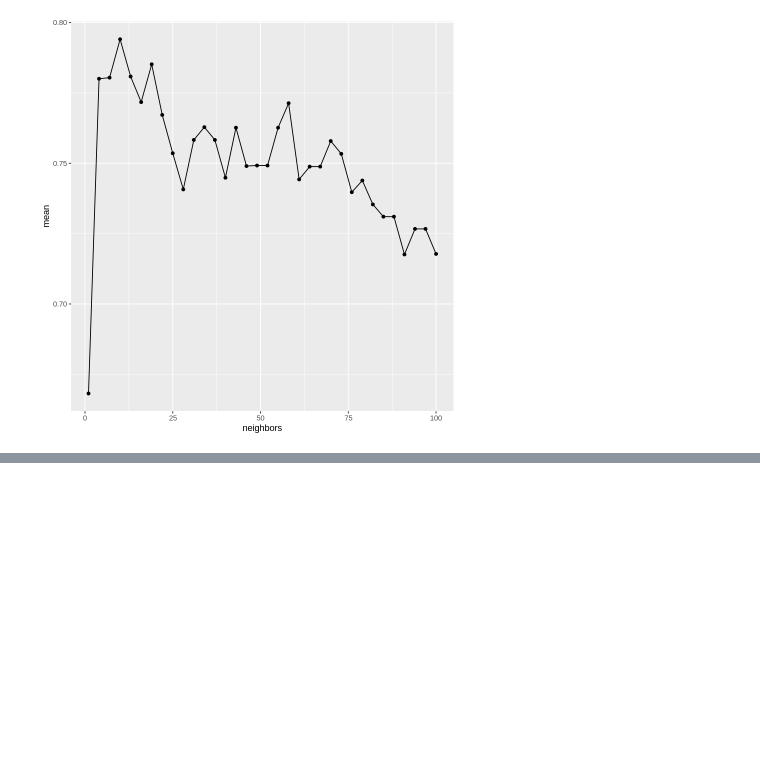
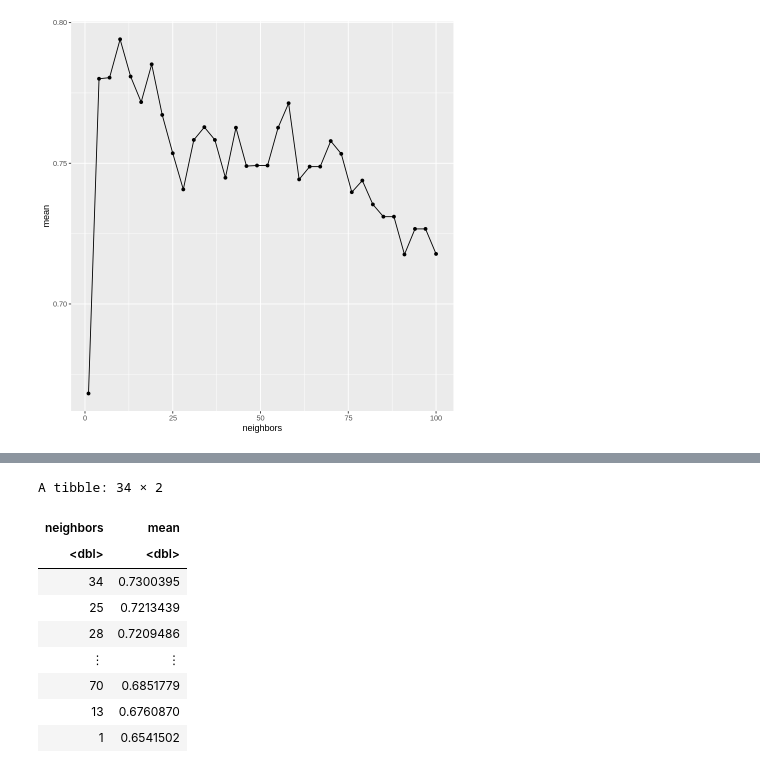
Before and after one commit to VashistSahil/DSCI-100-project, a Jupyter notebook: classification algorithim.ipynb, the cells around one changed output, grey strips where cells are left out. Drawn from its saved outputs; the diff is of its cells as text; code cells hidden in the pictures; blank space fills up the shorter version.

```diff
--- a/classification algorithim.ipynb
+++ b/classification algorithim.ipynb
@@ -167,0 +188,17 @@ accuracy_plot
+# %%
+accuracy_666 <- heart_flow_666 |>
+    filter(.metric == "accuracy") |>
+    select(neighbors, mean) |>
+    arrange(desc(mean))
+accuracy_666
+# %% [output]
+A tibble: 34 × 2
+| neighbors | mean |
+| <dbl> | <dbl> |
+| 34 | 0.7300395 |
+| 25 | 0.7213439 |
+| 28 | 0.7209486 |
+| ⋮ | ⋮ |
+| 70 | 0.6851779 |
+| 13 | 0.6760870 |
+| 1 | 0.6541502 |
```
Also changed, not shown: parts of 6 cells of this notebook.
